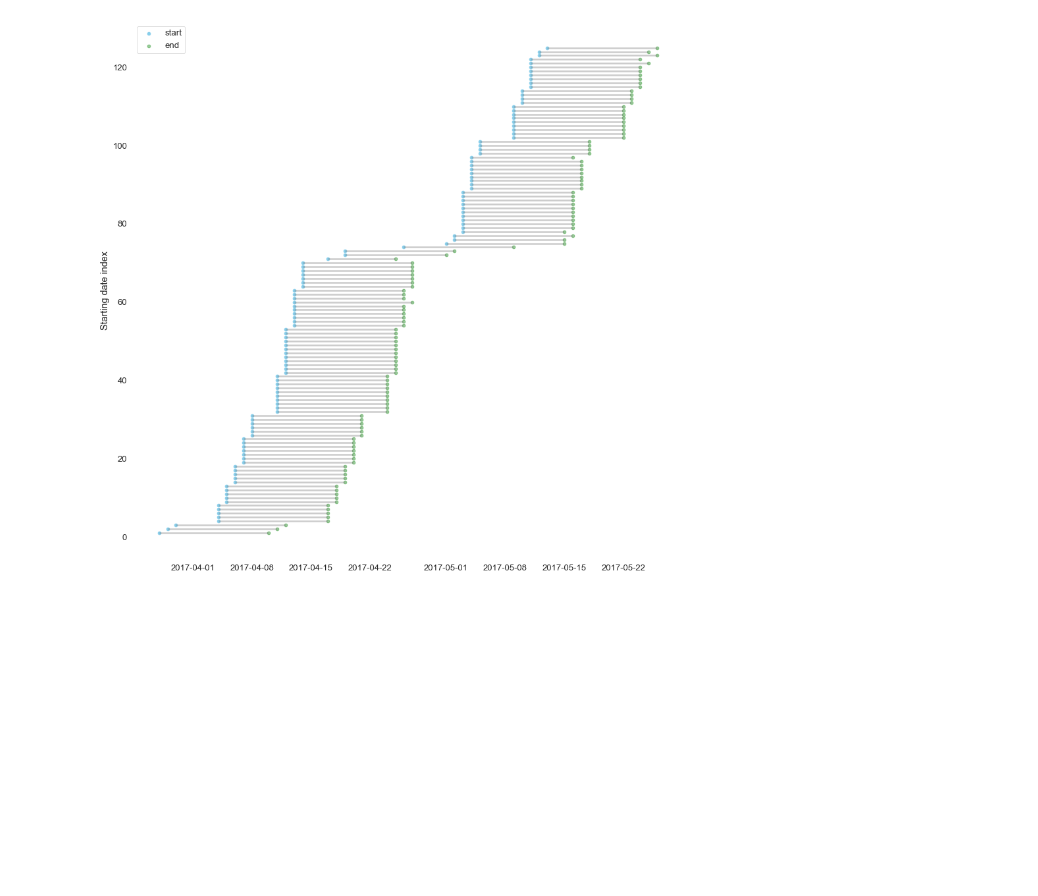
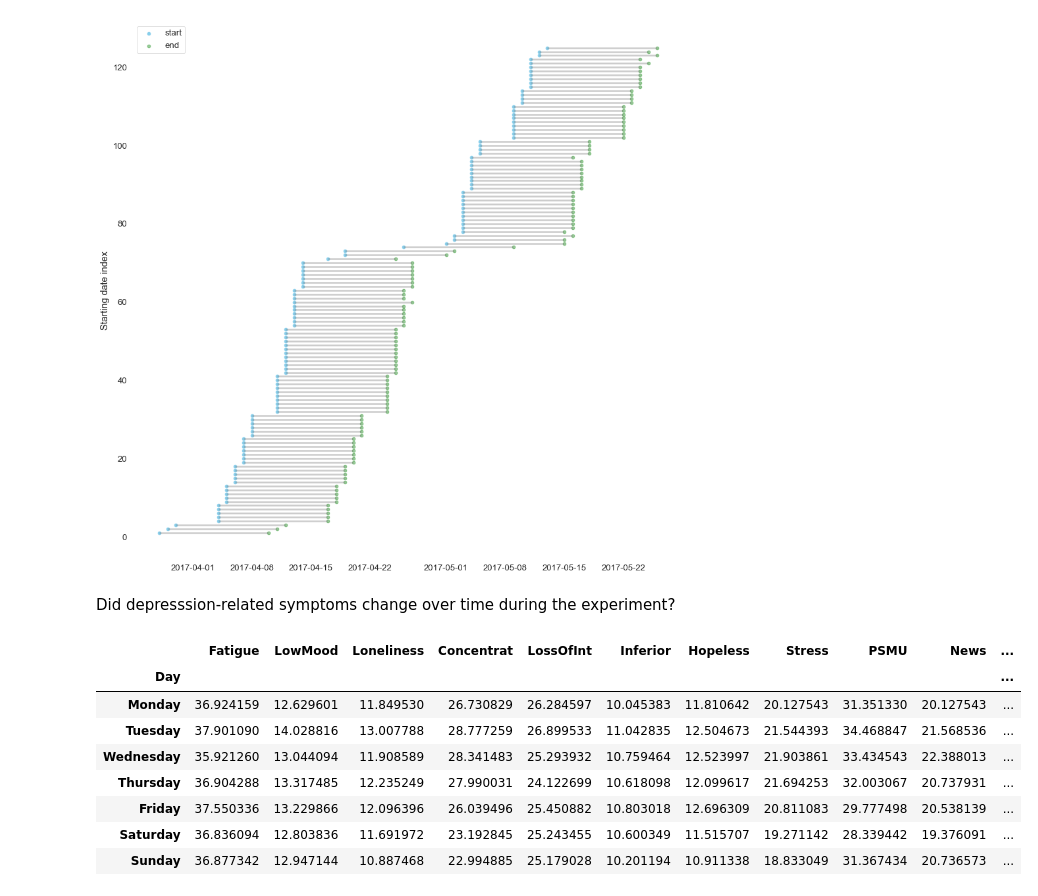
Before and after one commit to serNAVARRO7/AISaturdays-depresion-rrss, a Jupyter notebook: scripts/EDA-depresion-rrss.ipynb, the cells around one changed output. Cells and saved outputs as stored; diff of their text form; code cells hidden in the pictures; blank space fills up the shorter version.

```diff
--- a/scripts/EDA-depresion-rrss.ipynb
+++ b/scripts/EDA-depresion-rrss.ipynb
@@ -301,3 +301,5 @@ sns.despine(left=True, bottom=True, trim=True)
 plt.savefig('../figures/exp_duration-ord-lollipop.png')
 # %% [output]
 [figure]
+# %% [markdown]
+Did depresssion-related symptoms change over time during the experiment?
@@ -303,0 +318,14 @@ plt.savefig('../figures/exp_duration-ord-lollipop.png')
+# %%
+day_order = ["Monday", "Tuesday", "Wednesday", "Thursday", "Friday", "Saturday", "Sunday"]
+dailyMeans = dailyMeans.loc[day_order]
+display(dailyMeans)
+# %% [output]
+|  | Fatigue | LowMood | Loneliness | Concentrat | LossOfInt | Inferior | Hopeless | Stress | PSMU | News | ... |
+| Day |  |  |  |  |  |  |  |  |  |  | ... |
+| Monday | 36.924159 | 12.629601 | 11.849530 | 26.730829 | 26.284597 | 10.045383 | 11.810642 | 20.127543 | 31.351330 | 20.127543 | ... |
+| Tuesday | 37.901090 | 14.028816 | 13.007788 | 28.777259 | 26.899533 | 11.042835 | 12.504673 | 21.544393 | 34.468847 | 21.568536 | ... |
+| Wednesday | 35.921260 | 13.044094 | 11.908589 | 28.341483 | 25.293932 | 10.759464 | 12.523997 | 21.903861 | 33.434543 | 22.388013 | ... |
+| Thursday | 36.904288 | 13.317485 | 12.235249 | 27.990031 | 24.122699 | 10.618098 | 12.099617 | 21.694253 | 32.003067 | 20.737931 | ... |
+| Friday | 37.550336 | 13.229866 | 12.096396 | 26.039496 | 25.450882 | 10.803018 | 12.696309 | 20.811083 | 29.777498 | 20.538139 | ... |
+| Saturday | 36.836094 | 12.803836 | 11.691972 | 23.192845 | 25.243455 | 10.600349 | 11.515707 | 19.271142 | 28.339442 | 19.376091 | ... |
+| Sunday | 36.877342 | 12.947144 | 10.887468 | 22.994885 | 25.179028 | 10.201194 | 10.911338 | 18.833049 | 31.367434 | 20.736573 | ... |
```
Also changed, not shown: parts of 6 cells of this notebook, 3 other files.
